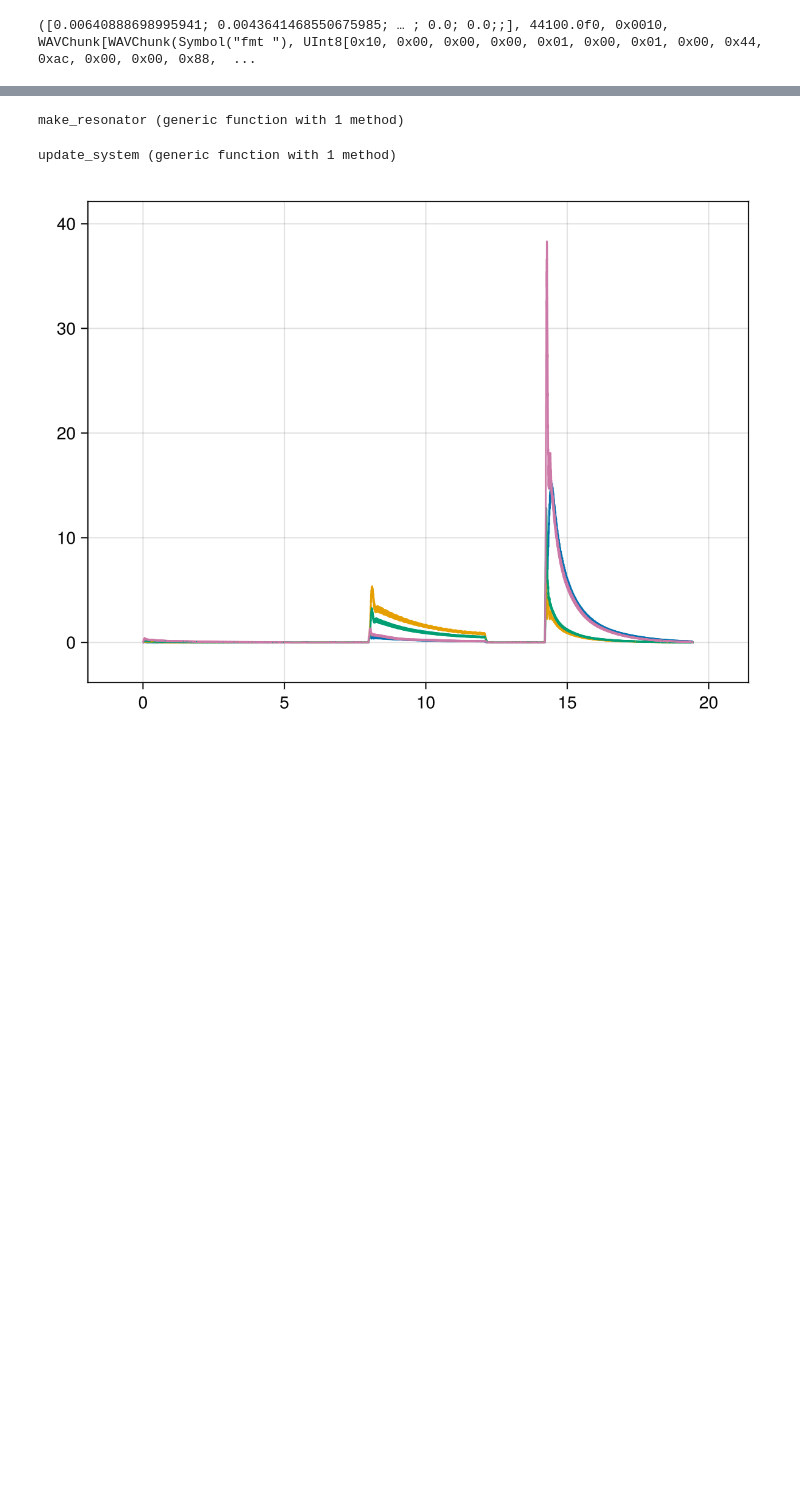
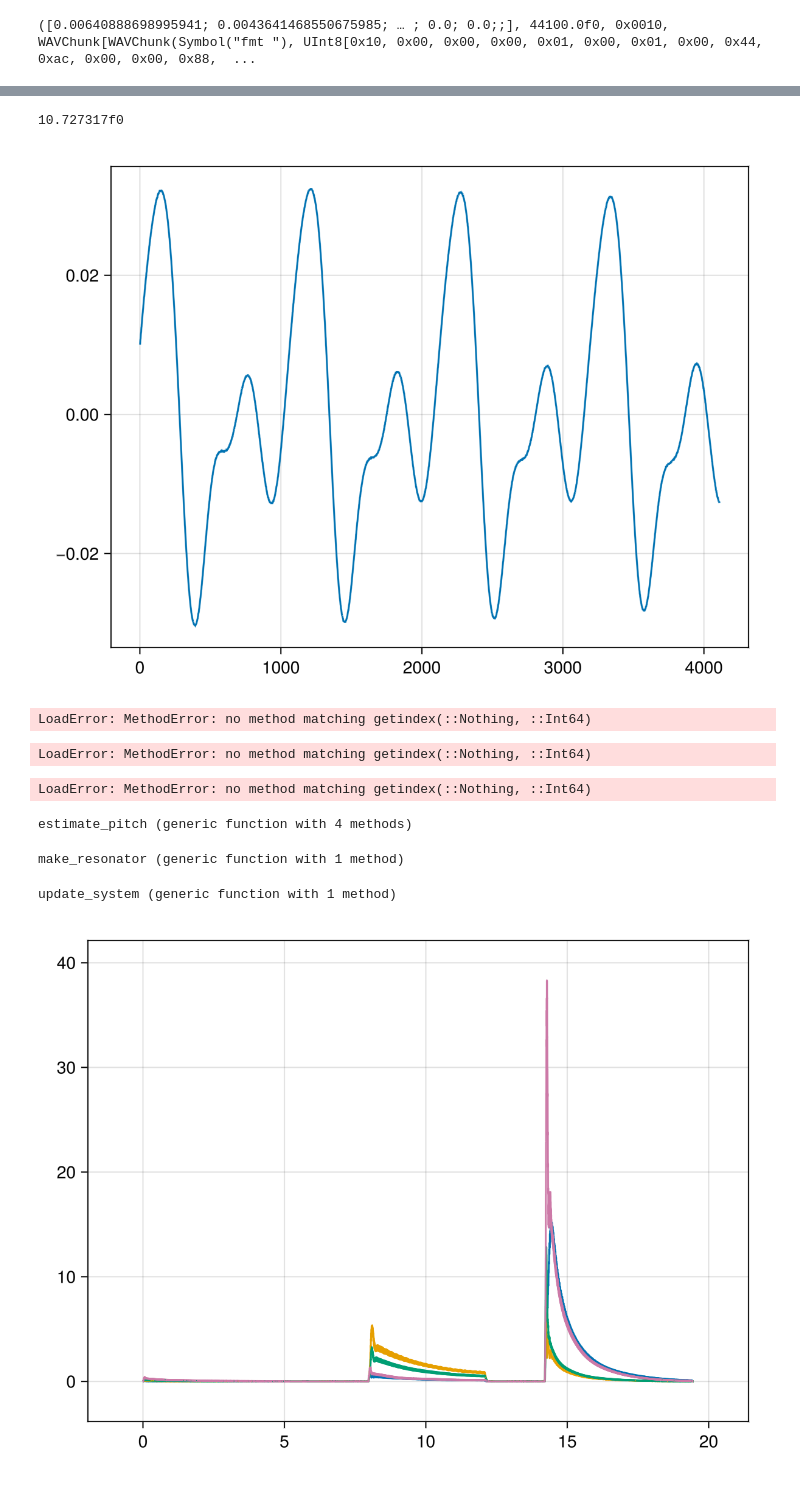
Before and after one commit to darwindarak/bass-tuna, a Jupyter notebook: experiments/Tuning - Resonators.ipynb, the cells around one changed output, grey strips where cells are left out. Saved outputs shown, nothing was run; the diff lists cells and outputs as text; code cells hidden in the pictures; blank space fills up the shorter version.

```diff
--- a/experiments/Tuning - Resonators.ipynb
+++ b/experiments/Tuning - Resonators.ipynb
@@ -9,3 +103,50 @@ y, Fs, nbits, opts  = wavread("/Users/darwin/Downloads/Unknown-3.wav")
+# %%
+length(y[end-2*4110:end-(1)*4110])
+# %% [output]
+10.727317f0
+# %%
+lines(y[end-2*4110:end-(1)*4110])
+# %% [output]
+[figure, added]
+# %%
+estimate_pitch(y[end-2*4110:end-(1)*4110], Fs, 90, 110)
+# %% [output]
+LoadError: MethodError: no method matching getindex(::Nothing, ::Int64)
+# %%
+[estimate_pitch(y[end-i*4110:end-(i-1)*4110], Fs, 99, 100) for i in 2:60]
+# %% [output]
+LoadError: MethodError: no method matching getindex(::Nothing, ::Int64)
+# %%
+[estimate_pitch(y[end-i*4110:end-(i-1)*4110], Fs, 99, 100) for i in 2:60]
+# %% [output]
+LoadError: MethodError: no method matching getindex(::Nothing, ::Int64)
+# %%
+function estimate_pitch(y, Fs, f_min = 30, f_max = 150, interpolate = true)
+    volume = sum(abs.(y))/length(y)
+    if volume < 0.01
+        return nothing
+    end
+    range = floor(Int, Fs/f_max):ceil(Int, Fs/f_min)
+    d = [difference(y, j) for j ∈ range]
+    d′ = [j*d[j]/sum(d[1:j]) for j in 1:length(range)]
+
+#     ind = findfirst(x -> x < 0.1, d′)
+
+    τ = first_local_minimum(d′, 0.25)[1] - 1
+    interpolation = (d′[τ - 1] - d′[τ + 1])/(2*(2*d′[τ] - d′[τ - 1] - d′[τ + 1]))
+
+    τ += range[1] - 1
+
+    if interpolate
+        τ += interpolation
+    end
+
+
+    return Fs/τ
+
+end
+# %% [output]
+estimate_pitch (generic function with 4 methods)
 # %%
 function make_resonator(f₀, fₛ, q)
     k = f₀/fₛ
```
Also changed, not shown: parts of 17 cells of this notebook, 6 other files.
